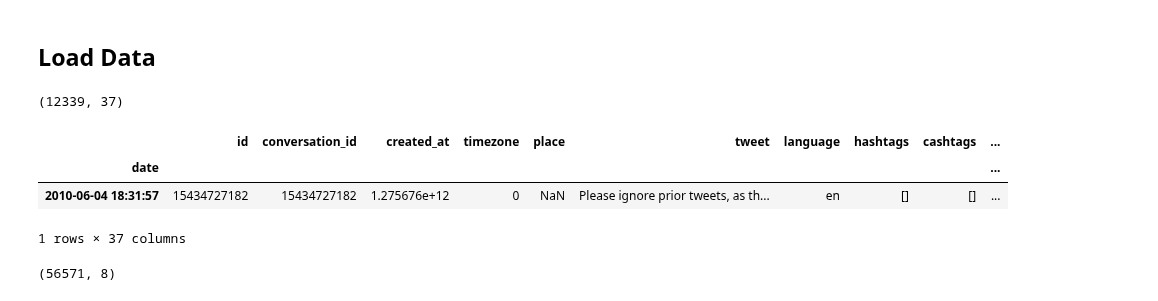
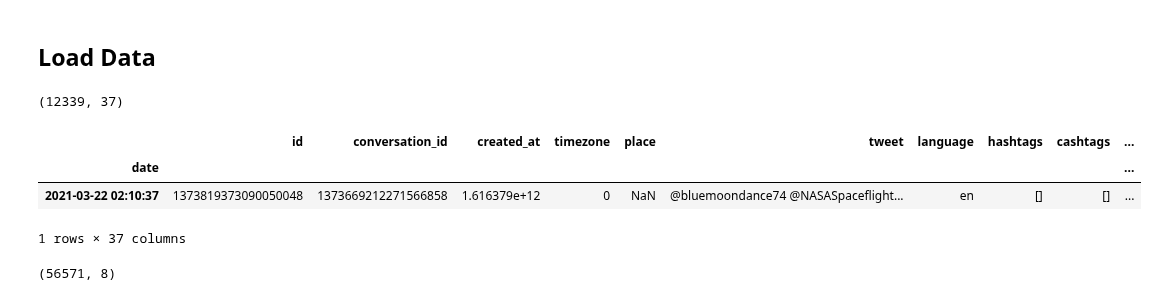
Before and after one commit to TLChilton/Senior_Capstone, a Jupyter notebook: LSTMmusktrumpdoge.ipynb, the cells around one changed output. Drawn from its saved outputs; the diff is of its cells as text; code cells hidden in the pictures.

```diff
--- a/LSTMmusk.ipynb
+++ b/LSTMmusktrumpdoge.ipynb
@@ -9,14 +9,14 @@ from matplotlib import pyplot
 # %%
 df_tweets = pd.read_csv("Data/musk_2021.csv", parse_dates = ['date'], index_col=0)
 df_tweets.set_index("date", inplace=True)
 df_tweets.sort_index(ascending=True, inplace=True)
 print(df_tweets.shape)
-df_tweets.head(1)
+df_tweets.tail(1)
 # %% [output]
 (12339, 37)
 |  | id | conversation_id | created_at | timezone | place | tweet | language | hashtags | cashtags | ... |
 | date |  |  |  |  |  |  |  |  |  | ... |
-| 2010-06-04 18:31:57 | 15434727182 | 15434727182 | 1.275676e+12 | 0 | NaN | Please ignore prior tweets, as th... | en | [] | [] | ... |
+| 2021-03-22 02:10:37 | 1373819373090050048 | 1373669212271566858 | 1.616379e+12 | 0 | NaN | @bluemoondance74 @NASASpaceflight... | en | [] | [] | ... |
 1 rows × 37 columns
 # %%
 df_trump = pd.read_csv("Data/trump_tweets.csv", parse_dates = ['date'], index_col=7)
```
Also changed, not shown: parts of 11 cells of this notebook, 2 other files.
